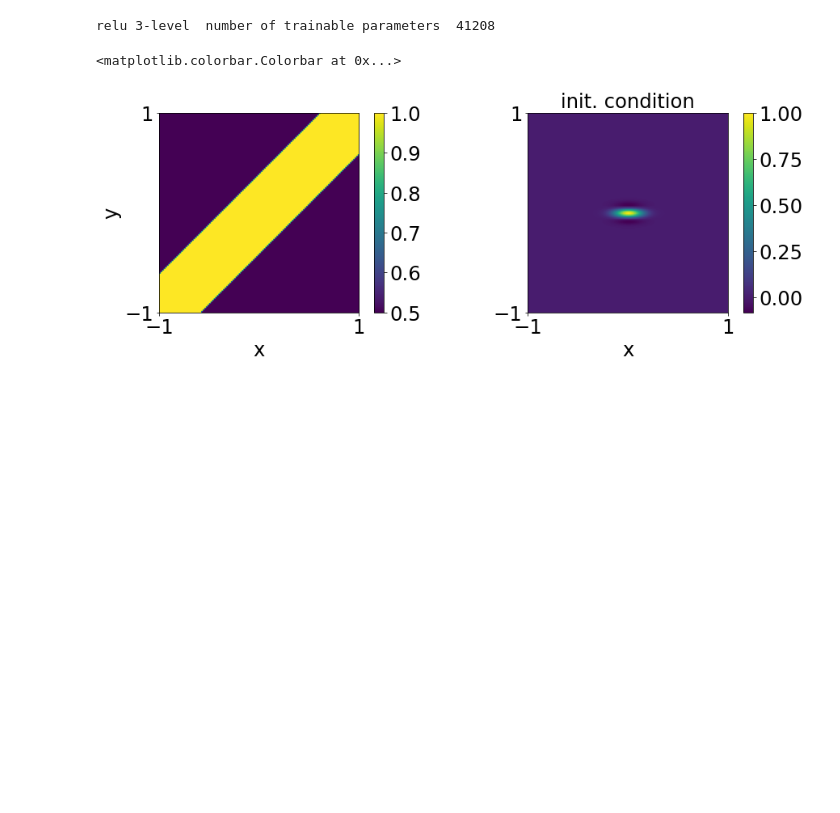
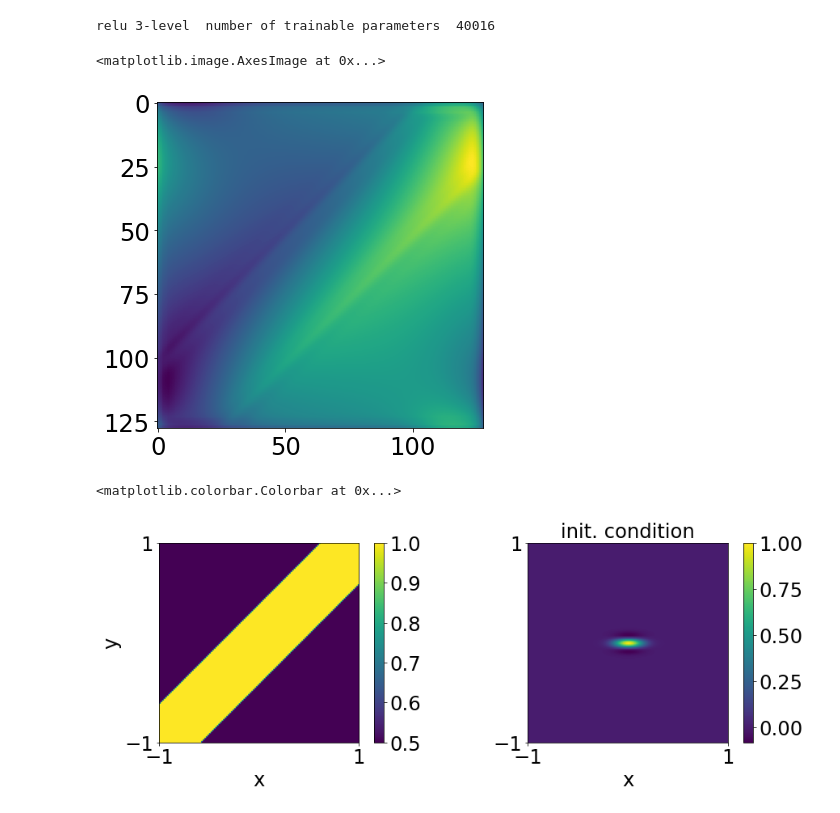
Before and after one commit to utkaiser/masterthesis_code, a Jupyter notebook: analysis/hieu_serial_timing.ipynb, the cells around one changed output. Drawn from its saved outputs; the diff is of its cells as text; code cells hidden in the pictures; blank space fills up the shorter version.

```diff
--- a/analysis/hieu_serial_timing.ipynb
+++ b/analysis/hieu_serial_timing.ipynb
@@ -19,8 +16,8 @@ plt.rcParams['font.size'] = '14'
 # %%
 # set up models
 
-net1 = unet.UNet()
-net1.load_state_dict(torch.load('../results/run_1/saved_model_unet9.pt')) #64^2 to 256^2
+net1 = unet.UNet(wf=1, depth=3, scale_factor=2, n_classes=4)
+net1.load_state_dict(torch.load('../results/run_1/saved_model_unet2.pt'), strict=False) #64^2 to 128^2
 net1.eval()
 net1 = net1.double()
 netlist = [(r'relu 3-level',net1)]
@@ -30,7 +27,7 @@ for netname,netmodl in netlist:
     params = sum([np.prod(p.size()) for p in model_parameters])
     print(netname,' number of trainable parameters ', params)
 # %% [output]
-relu 3-level  number of trainable parameters  41208
+relu 3-level  number of trainable parameters  40016
 # %%
 # import all data generation files
 
@@ -102,3 +110,8 @@ for velname, vel in veltest:
+# %%
+plt.imshow(unn1[:,:,6])
+# %% [output]
+<matplotlib.image.AxesImage at 0x...>
+[figure, added]
 # %%
 fig1 = plt.figure(figsize=(15,10))
 ax1 = fig1.add_subplot(2,2,1)
```
Also changed, not shown: parts of 4 cells of this notebook, 17 other files.
